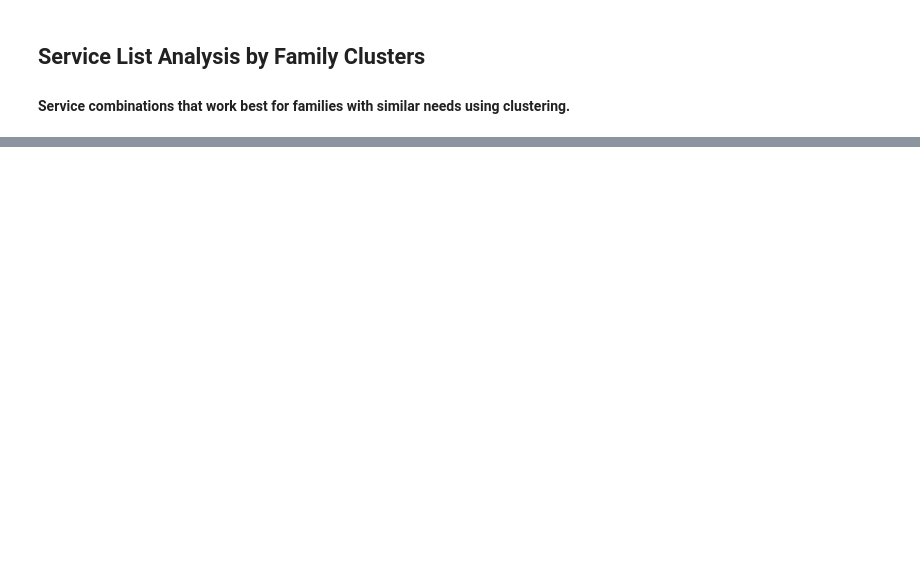
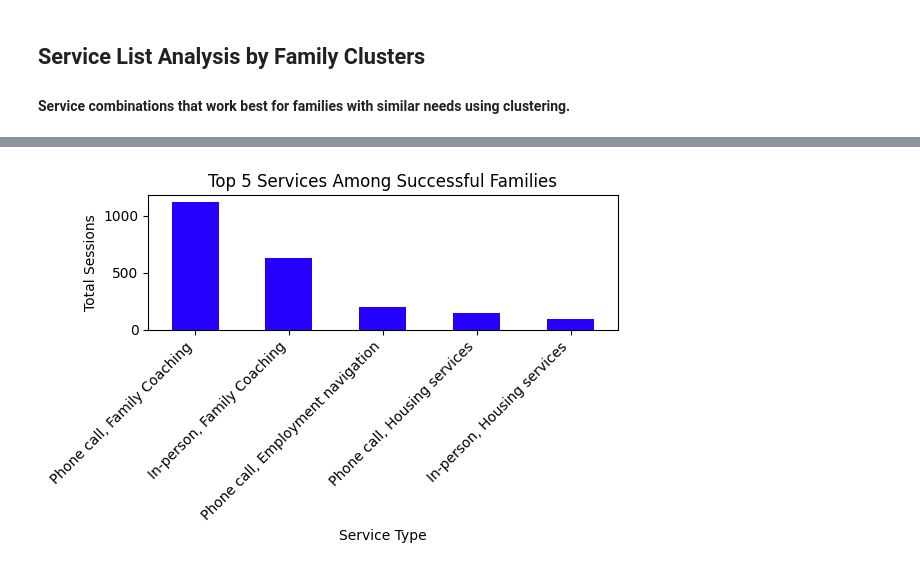
Before and after one commit to WallGuan/Capstone_TB, a Jupyter notebook: service-optimization/simplified_service_list_final.ipynb, the cells around one changed output, grey strips where cells are left out. Cells and saved outputs as stored; diff of their text form; code cells hidden in the pictures; blank space fills up the shorter version.

Commit message:
rename files and update service code

```diff
--- a/service-optimization/simplified_service_list_final.ipynb
+++ b/service-optimization/simplified_service_list_final.ipynb
@@ -102,6 +106,16 @@ situation_cluster
+# %%
+# Filter for family leader records
+pmdm_df = dfs['new_pmdm']
+pmdm_df = pmdm_df[
+    (pmdm_df['EX_FAMILY_COLLECTIVE_ENROLLMENT__C'].isna()) &
+    (pmdm_df['RECORD_TYPE_NAME__C'] == 'Family_Collective_Enrollment')
+]
+
+# Filter out families who are still active or in process
+pmdm_df = pmdm_df[~pmdm_df['PMDM__STAGE__C'].isin(['Active', 'Enrollment In Process'])]
 # %%
 # Flag families with successful program completion
-outcomes_df = dfs['new_pmdm'][['EXTERNAL_ID__C', 'REASON_CLOSED__C', 'CLOSURE_REASON__C']].rename(
+outcomes_df = pmdm_df[['EXTERNAL_ID__C', 'REASON_CLOSED__C', 'CLOSURE_REASON__C']].rename(
     columns={'EXTERNAL_ID__C': 'EXTERNAL_ID__C_program'}
 )
 outcomes_df['successful_exit'] = (
@@ -239,0 +247,24 @@ Cluster 0 (589 of 748 families failed, ~40 sessions avg):
+# %%
+# Group the successful service counts by service element and sum the total sessions for each service
+top5_success_services = (
+    success_counts.groupby('service_element')['count']
+    .sum()
+    .sort_values(ascending=False)  # Sort the services by total session count in descending order
+    .head(5)  # Select the top 5 services with the highest session counts
+)
+
+# Create a figure for the bar plot
+plt.figure(figsize=(6, 4))
+
+# Plot the top 5 services as a bar chart
+top5_success_services.plot(kind='bar', color='#2600ff')
+plt.title('Top 5 Services Among Successful Families')
+plt.ylabel('Total Sessions')
+plt.xlabel('Service Type')
+plt.xticks(rotation=45, ha='right')
+plt.tight_layout()
+
+# Display the plot
+plt.show()
+# %% [output]
+[figure, added]
```
Also changed, not shown: parts of 10 cells of this notebook, 7 other files.
